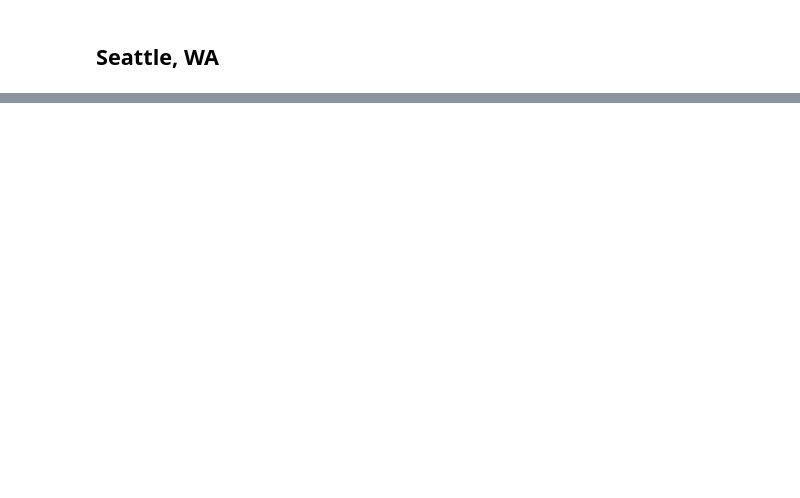
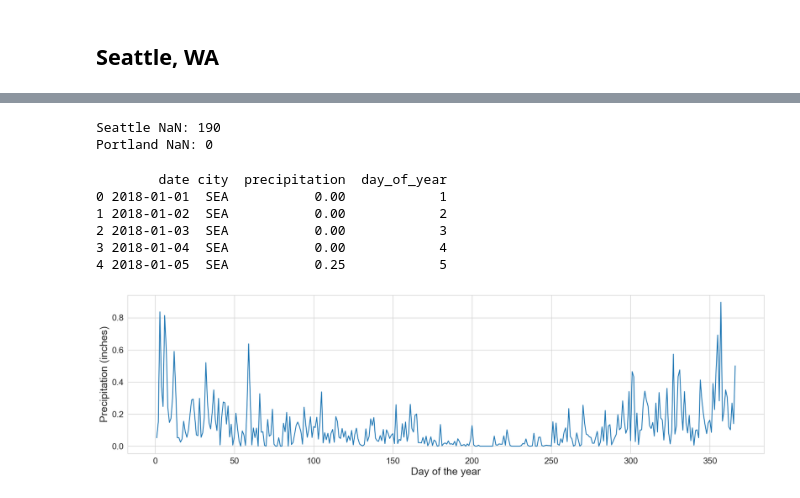
Before and after one commit to TravisStPeterSU/weather, a Jupyter notebook: code/Weather_Data.ipynb, the cells around one changed output, grey strips where cells are left out. Drawn from its saved outputs; the diff is of its cells as text; code cells hidden in the pictures; blank space fills up the shorter version.

Commit message:
EDA + Modeling
Added Exploratory Data Analysis and Modeling /  Hypothesis testing

```diff
--- a/code/Weather_Data.ipynb
+++ b/code/Weather_Data.ipynb
@@ -57,0 +169,8 @@ df_sea.shape
+# %%
+df.loc[df['city'] == 'PRCP_x', 'city'] = 'SEA'
+df.loc[df['city'] == 'PRCP_y', 'city'] = 'PWM'
+
+print(df.head())
+print()
+
+print(df.tail())
@@ -57,0 +191,7 @@ df_sea.shape
+# %%
+df = df.rename(columns = {'DATE': 'date'})
+
+print(df.head())
+print()
+
+print(df.tail())
@@ -57,0 +227,38 @@ df_sea.shape
+# %%
+print("Seattle NaN:", df.loc[df['city'] == 'SEA', 'precipitation'].isna().sum())
+print("Portland NaN:", df.loc[df['city'] == 'PWM', 'precipitation'].isna().sum())
+# %% [output]
+Seattle NaN: 190
+Portland NaN: 0
+# %%
+df['day_of_year'] = pd.DatetimeIndex(df['date']).day_of_year
+
+print(df.head())
+# %% [output]
+        date city  precipitation  day_of_year
+0 2018-01-01  SEA           0.00            1
+1 2018-01-02  SEA           0.00            2
+2 2018-01-03  SEA           0.00            3
+3 2018-01-04  SEA           0.00            4
+4 2018-01-05  SEA           0.25            5
+# %%
+# mean precipitation for each inidi
+mean_day_precipitation = df.loc[
+    df['city'] == 'SEA',
+    ['precipitation', 'day_of_year']
+].groupby(
+    'day_of_year'
+).mean()
+# %%
+plt.figure(figsize = (20, 5))
+
+sns.lineplot(data = mean_day_precipitation, x = 'day_of_year', y = 'precipitation')
+
+plt.xlabel('Day of the year', fontsize = 18)
+plt.ylabel('Precipitation (inches)', fontsize = 18)
+
+plt.tick_params(labelsize = 15)
+
+plt.show()
+# %% [output]
+[figure, added]
```
Also changed, not shown: parts of 55 cells of this notebook, 3 other files.
